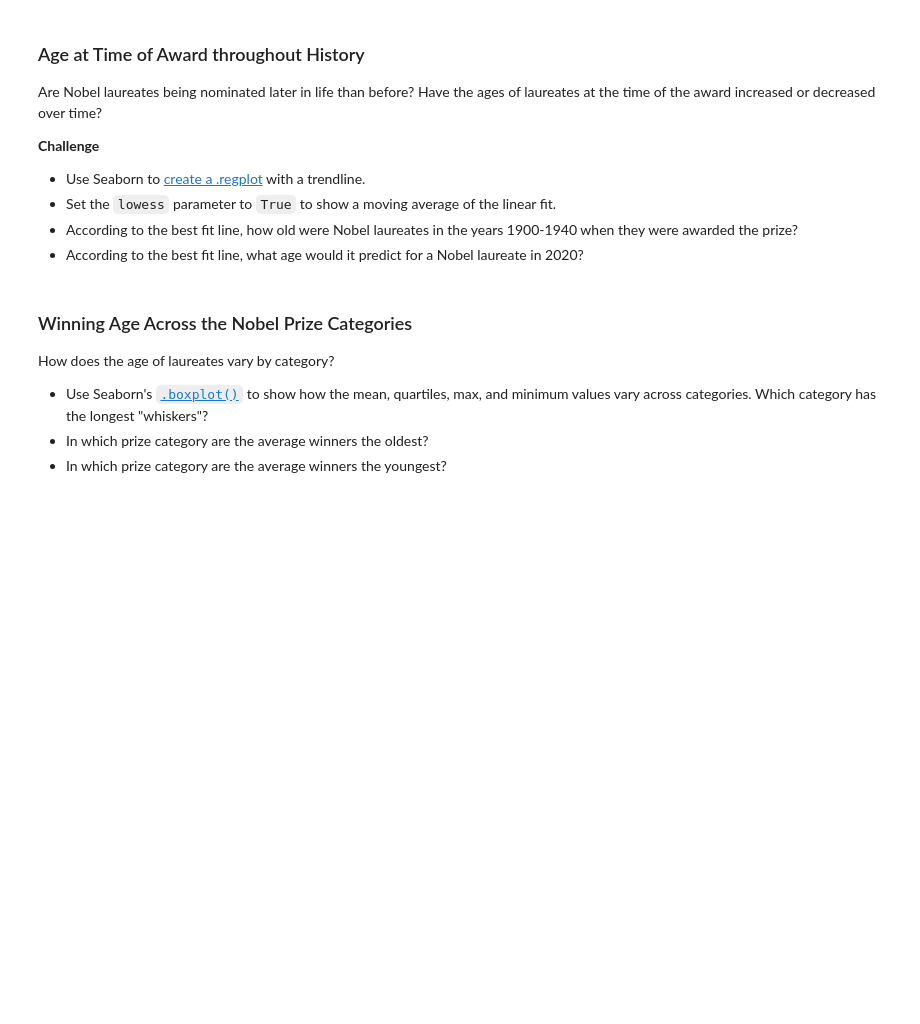
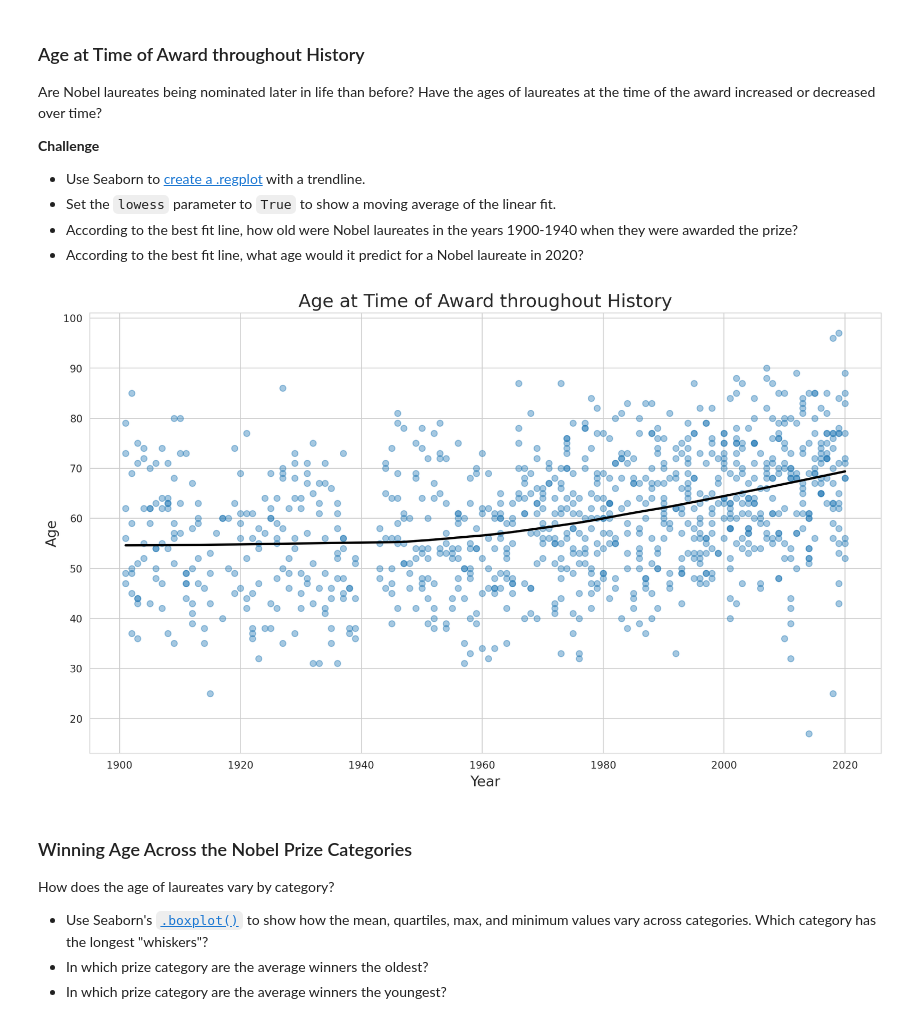
Before and after one commit to zoard-ehmann/100-days-of-python, a Jupyter notebook: Day78/Nobel_Prize_Analysis/Nobel_Prize_Analysis.ipynb, the cells around one changed output. Saved outputs shown, nothing was run; the diff lists cells and outputs as text; code cells hidden in the pictures; blank space fills up the shorter version.

```diff
--- a/Day78/Nobel_Prize_Analysis/Nobel_Prize_Analysis.ipynb
+++ b/Day78/Nobel_Prize_Analysis/Nobel_Prize_Analysis.ipynb
@@ -1034,6 +1113,26 @@ Are Nobel laureates being nominated later in life than before? Have the ages of
 * Set the `lowess` parameter to `True` to show a moving average of the linear fit.
 * According to the best fit line, how old were Nobel laureates in the years 1900-1940 when they were awarded the prize?
 * According to the best fit line, what age would it predict for a Nobel laureate in 2020?
+# %%
+plt.figure(figsize=(14,8), dpi=200)
+
+with sns.axes_style('whitegrid'):
+    reg = sns.regplot(
+        data=df_data,
+        x='year',
+        y='winning_age',
+        lowess=True,
+        scatter_kws= {'alpha': 0.4},
+        line_kws={'color': 'black'}
+    )
+
+    reg.set_xlabel('Year', fontsize=14)
+    reg.set_ylabel('Age', fontsize=14)
+    reg.set_title('Age at Time of Award throughout History', fontsize=18)
+
+plt.show()
+# %% [output]
+[figure, added]
 # %% [markdown]
 ### Winning Age Across the Nobel Prize Categories
 
```
Also changed, not shown: parts of 11 cells of this notebook.
